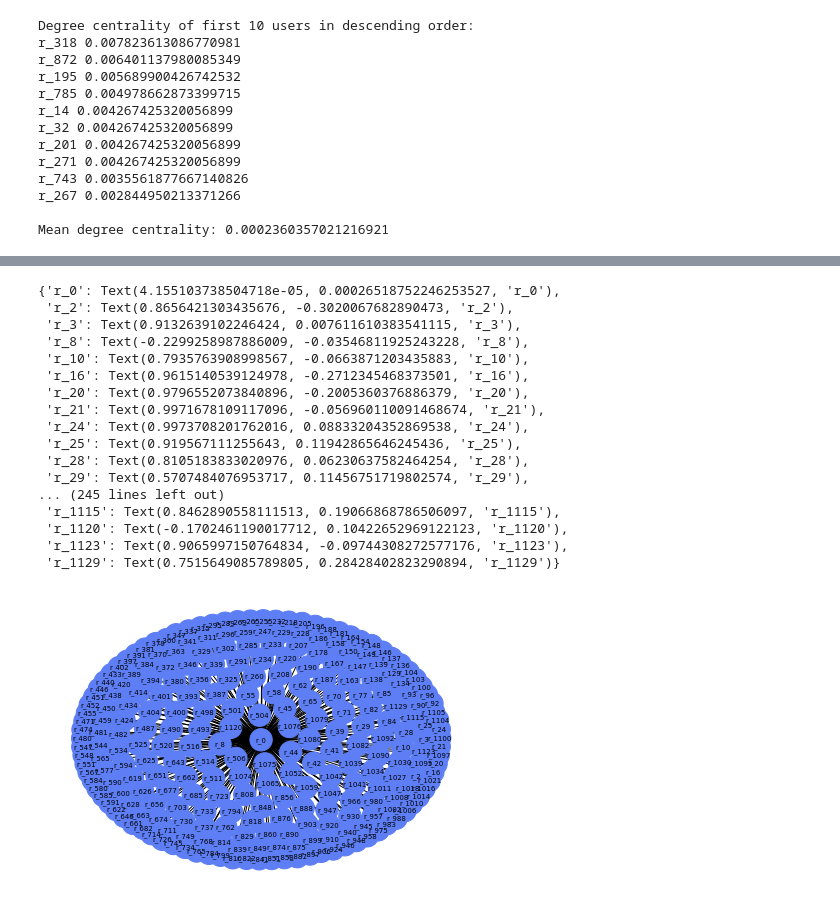
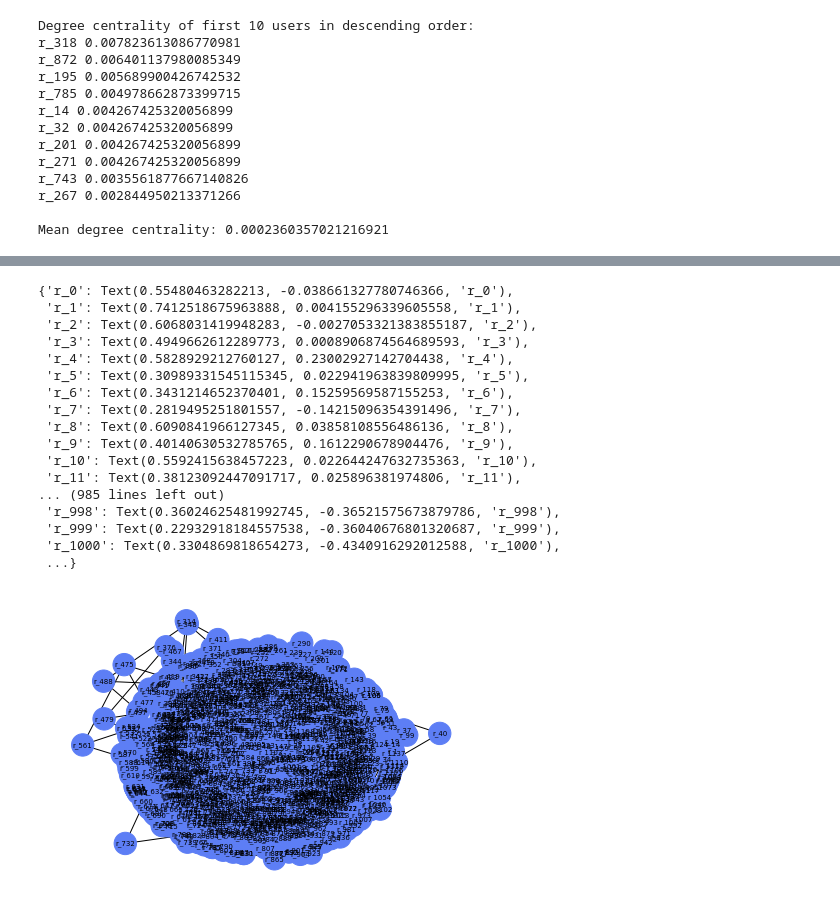
Before and after one commit to isabellamarasco/SNA_project, a Jupyter notebook: create_graph.ipynb, the cells around one changed output, grey strips where cells are left out. Saved outputs shown, nothing was run; the diff lists cells and outputs as text; code cells hidden in the pictures.

```diff
--- a/create_graph.ipynb
+++ b/create_graph.ipynb
@@ -464,7 +426,7 @@ r_267 0.002844950213371266
 Mean degree centrality: 0.0002360357021216921
 # %%
 repos_subgraph = nx.Graph()
-for node in sorted(repos_degree_centrality, key=repos_degree_centrality.get, reverse=True)[:2]:
+for node in sorted(repos_degree_centrality, key=repos_degree_centrality.get, reverse=True)[:5]:
     repos_subgraph.add_node(node, color=subgraph.nodes[node]['color'])
     for neighbour in subgraph.neighbors(node):
         if neighbour[0] == "r":
@@ -515,37 +490,42 @@ print (k_core_nodes)
 # %%
-#draw the graph with k-core for the first 10 repositories with most k-core
-k_core_subgraph = nx.Graph()
-for node in sorted(core_number, key=core_number.get, reverse=True)[:1]:
-    k_core_subgraph.add_node(node, color=repo_subgraph_copy.nodes[node]['color'])
+#draw the graph with k-core for the first 10 repositories with highest degree centrality
+#repo_subgraph_copy = nx.Graph()
+for node in sorted(repos_degree_centrality, key=repos_degree_centrality.get, reverse=True)[:1]:
+    repo_subgraph_copy.add_node(node, color=repo_subgraph_copy.nodes[node]['color'])
     for neighbour in repo_subgraph_copy.neighbors(node):
         if neighbour[0] == "r":
-            k_core_subgraph.add_node(neighbour, color=repo_subgraph_copy.nodes[neighbour]['color'])
+            repo_subgraph_copy.add_node(neighbour, color=repo_subgraph_copy.nodes[neighbour]['color'])
+            #if repository is not in repo_subgraph_copy jump to the next neighbour
+            if neighbour not in repo_subgraph_copy.nodes():
+                #print the repository that is not in repo_subgraph_copy
+                print (neighbour)
+                continue
         else:
-            k_core_subgraph.add_node(neighbour, color=repo_subgraph_copy.nodes[neighbour]['color'])
-        k_core_subgraph.add_edge(node, neighbour)
+            repo_subgraph_copy.add_node(neighbour, color=repo_subgraph_copy.nodes[neighbour]['color'])
+        repo_subgraph_copy.add_edge(node, neighbour)
 
-pos = nx.kamada_kawai_layout(k_core_subgraph)
-node_sizes = [500 if node.startswith('r_') else 100 for node in k_core_subgraph.nodes]
-nx.draw(k_core_subgraph, pos, node_size=node_sizes, node_color=[k_core_subgraph.nodes[node]['color'] for node in k_core_subgraph.nodes])
-labels = {node: node for node in k_core_subgraph.nodes if node.startswith('r_')}
-nx.draw_networkx_labels(k_core_subgraph, pos, labels, font_size=7)
+pos = nx.kamada_kawai_layout(repo_subgraph_copy)
+node_sizes = [500 if node.startswith('r_') else 100 for node in repo_subgraph_copy.nodes]
+nx.draw(repo_subgraph_copy, pos, node_size=node_sizes, node_color=[repo_subgraph_copy.nodes[node]['color'] for node in repo_subgraph_copy.nodes])
+labels = {node: node for node in repo_subgraph_copy.nodes if node.startswith('r_')}
+nx.draw_networkx_labels(repo_subgraph_copy, pos, labels, font_size=7)
 # %% [output]
-{'r_0': Text(4.155103738504718e-05, 0.00026518752246253527, 'r_0'),
- 'r_2': Text(0.8656421303435676, -0.3020067682890473, 'r_2'),
- 'r_3': Text(0.9132639102246424, 0.007611610383541115, 'r_3'),
- 'r_8': Text(-0.2299258987886009, -0.03546811925243228, 'r_8'),
- 'r_10': Text(0.7935763908998567, -0.0663871203435883, 'r_10'),
- 'r_16': Text(0.9615140539124978, -0.2712345468373501, 'r_16'),
- 'r_20': Text(0.9796552073840896, -0.2005360376886379, 'r_20'),
- 'r_21': Text(0.9971678109117096, -0.056960110091468674, 'r_21'),
- 'r_24': Text(0.9973708201762016, 0.08833204352869538, 'r_24'),
- 'r_25': Text(0.919567111255643, 0.11942865646245436, 'r_25'),
- 'r_28': Text(0.8105183833020976, 0.06230637582464254, 'r_28'),
- 'r_29': Text(0.5707484076953717, 0.11456751719802574, 'r_29'),
-... (245 lines left out)
- 'r_1115': Text(0.8462890558111513, 0.19066868786506097, 'r_1115'),
- 'r_1120': Text(-0.1702461190017712, 0.10422652969122123, 'r_1120'),
- 'r_1123': Text(0.9065997150764834, -0.09744308272577176, 'r_1123'),
- 'r_1129': Text(0.7515649085789805, 0.28428402823290894, 'r_1129')}
+{'r_0': Text(0.55480463282213, -0.038661327780746366, 'r_0'),
+ 'r_1': Text(0.7412518675963888, 0.004155296339605558, 'r_1'),
+ 'r_2': Text(0.6068031419948283, -0.0027053321383855187, 'r_2'),
+ 'r_3': Text(0.4949662612289773, 0.0008906874564689593, 'r_3'),
+ 'r_4': Text(0.5828929212760127, 0.23002927142704438, 'r_4'),
+ 'r_5': Text(0.30989331545115345, 0.022941963839809995, 'r_5'),
+ 'r_6': Text(0.3431214652370401, 0.15259569587155253, 'r_6'),
+ 'r_7': Text(0.2819495251801557, -0.14215096354391496, 'r_7'),
+ 'r_8': Text(0.6090841966127345, 0.03858108556486136, 'r_8'),
+ 'r_9': Text(0.40140630532785765, 0.1612290678904476, 'r_9'),
+ 'r_10': Text(0.5592415638457223, 0.022644247632735363, 'r_10'),
+ 'r_11': Text(0.38123092447091717, 0.025896381974806, 'r_11'),
+... (985 lines left out)
+ 'r_998': Text(0.36024625481992745, -0.36521575673879786, 'r_998'),
+ 'r_999': Text(0.22932918184557538, -0.36040676801320687, 'r_999'),
+ 'r_1000': Text(0.3304869818654273, -0.4340916292012588, 'r_1000'),
+ ...}
-[figure, old version]
+[figure, new version]
 # %%
```
Also changed, not shown: parts of 17 cells of this notebook.
